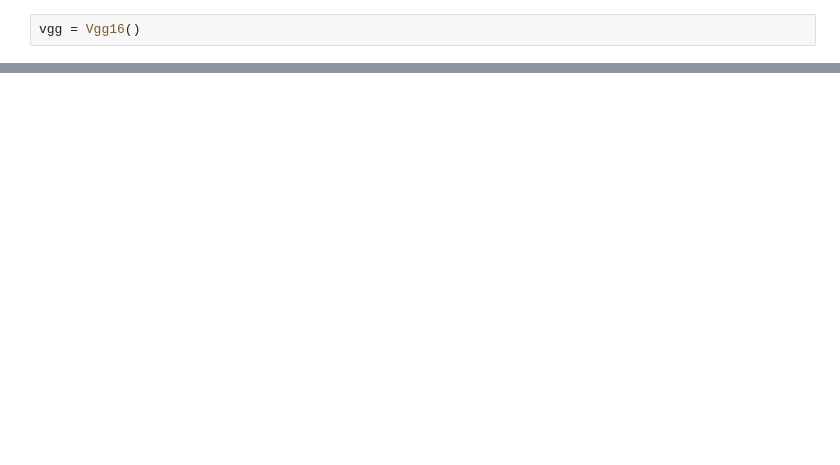
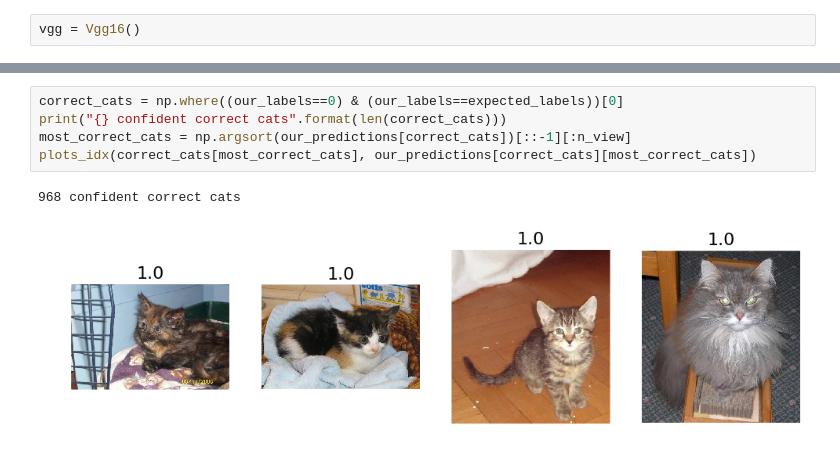
Before and after one commit to theianchan/fastai, a Jupyter notebook: Lesson 1.ipynb, the cells around one changed output, grey strips where cells are left out. Drawn from its saved outputs; the diff is of its cells as text; blank space fills up the shorter version.

```diff
--- a/Lesson 1.ipynb
+++ b/Lesson 1.ipynb
@@ -170,0 +271,8 @@ vgg.classes[:4]
+# %%
+correct_cats = np.where((our_labels==0) & (our_labels==expected_labels))[0]
+print("{} confident correct cats".format(len(correct_cats)))
+most_correct_cats = np.argsort(our_predictions[correct_cats])[::-1][:n_view]
+plots_idx(correct_cats[most_correct_cats], our_predictions[correct_cats][most_correct_cats])
+# %% [output]
+968 confident correct cats
+[figure, added]
```
Also changed, not shown: parts of 47 cells of this notebook, 1 other file.
